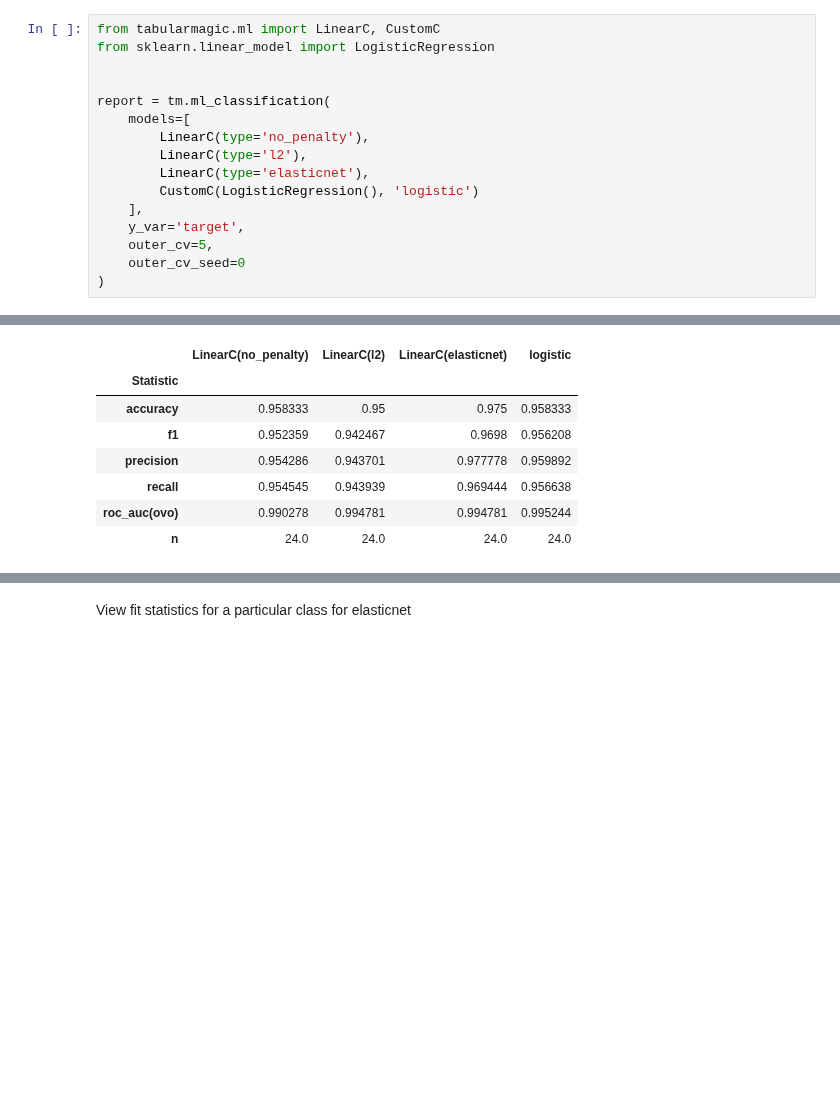
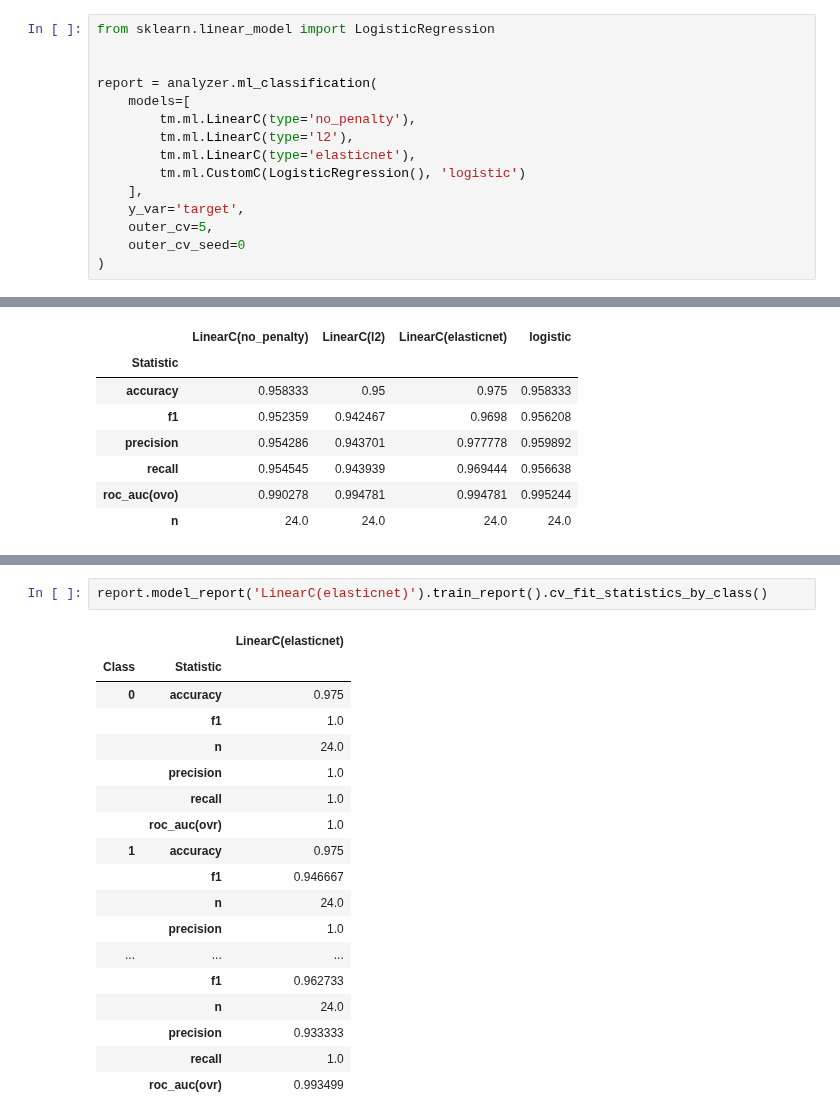
Before and after one commit to ajy25/TabularMagic, a Jupyter notebook: demo/classification/iris.ipynb, the cells around one changed output, grey strips where cells are left out. Saved outputs shown, nothing was run; the diff lists cells and outputs as text; blank space fills up the shorter version.

```diff
--- a/demo/classification/iris.ipynb
+++ b/demo/classification/iris.ipynb
@@ -79,16 +81,15 @@ tm.eda(dataset='all').plot_pca(
 # %% [markdown]
 ### Machine learning classification benchmarking
 # %%
-from tabularmagic.ml import LinearC, CustomC
 from sklearn.linear_model import LogisticRegression
 
 
-report = tm.ml_classification(
+report = analyzer.ml_classification(
     models=[
-        LinearC(type='no_penalty'),
-        LinearC(type='l2'),
-        LinearC(type='elasticnet'),
-        CustomC(LogisticRegression(), 'logistic')
+        tm.ml.LinearC(type='no_penalty'),
+        tm.ml.LinearC(type='l2'),
+        tm.ml.LinearC(type='elasticnet'),
+        tm.ml.CustomC(LogisticRegression(), 'logistic')
     ],
     y_var='target',
     outer_cv=5,
@@ -129,3 +130,22 @@ report.fit_statistics('train')
 | n | 120 | 120 | 120 | 120 |
-# %% [markdown]
-View fit statistics for a particular class for elasticnet
+# %%
+report.model_report('LinearC(elasticnet)').train_report().cv_fit_statistics_by_class()
+# %% [output]
+|  |  | LinearC(elasticnet) |
+| Class | Statistic |  |
+| 0 | accuracy | 0.975 |
+|  | f1 | 1.0 |
+|  | n | 24.0 |
+|  | precision | 1.0 |
+|  | recall | 1.0 |
+|  | roc_auc(ovr) | 1.0 |
+| 1 | accuracy | 0.975 |
+|  | f1 | 0.946667 |
+|  | n | 24.0 |
+|  | precision | 1.0 |
+| ... | ... | ... |
+|  | f1 | 0.962733 |
+|  | n | 24.0 |
+|  | precision | 0.933333 |
+|  | recall | 1.0 |
+|  | roc_auc(ovr) | 0.993499 |
```
Also changed, not shown: parts of 7 cells of this notebook, 51 other files.
